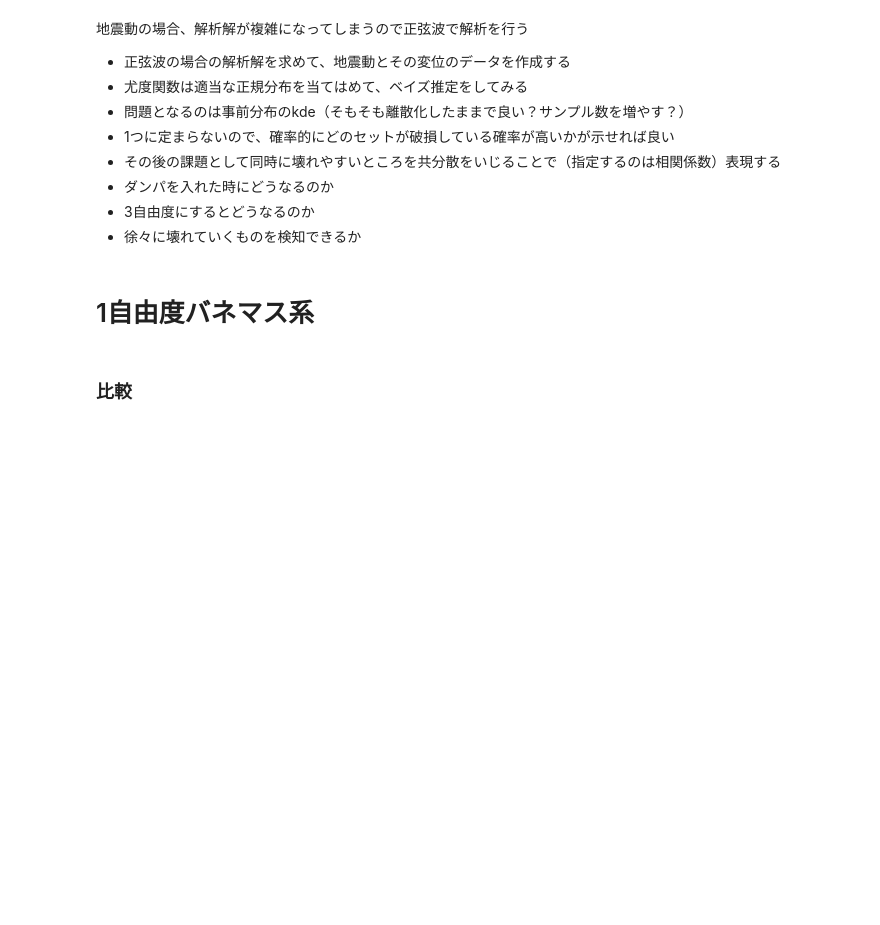
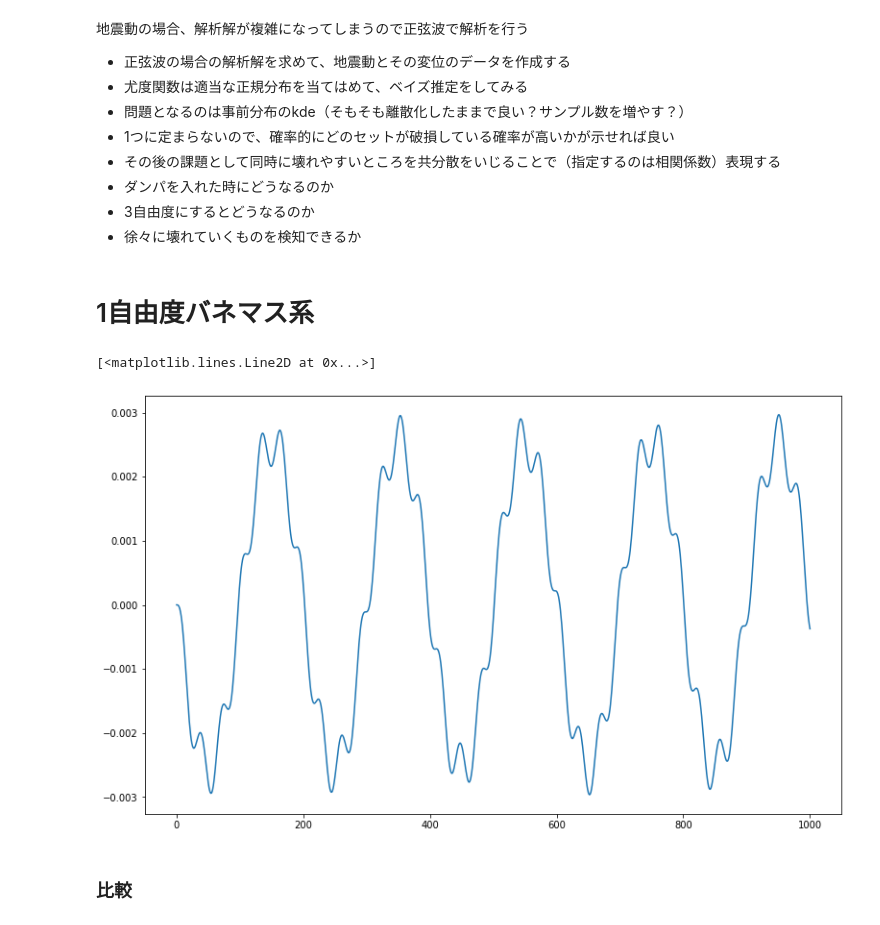
Before and after one commit to TamuraMasayuki/research_bayes, a Jupyter notebook: bayes_simulate.ipynb, the cells around one changed output. Saved outputs shown, nothing was run; the diff lists cells and outputs as text; code cells hidden in the pictures; blank space fills up the shorter version.

```diff
--- a/bayes_simulate.ipynb
+++ b/bayes_simulate.ipynb
@@ -49,6 +49,15 @@ theoretical_dis = +np.pi/(w*(w**2-np.pi**2))*np.sin(w*x) - 1/(w**2-np.pi**2)*np.
 # %%
 # RESPの計算結果
 resp_dis = pd.read_csv('output_resp/single_Dis.csv')['N002:DIS:UX']
+# %%
+dis = pd.read_csv('output_resp/single_Dis.csv')['N002:DIS:UX']
+acc = pd.read_csv('output_resp/single_ACC.csv')['N001:ACC:UX']
+# %%
+plt.figure(figsize=[13,8])
+plt.plot(dis)
+# %% [output]
+[<matplotlib.lines.Line2D at 0x...>]
+[figure, added]
 # %% [markdown]
 ### 比較
 # %%
```
Also changed, not shown: parts of 15 cells of this notebook, 2 other files.
